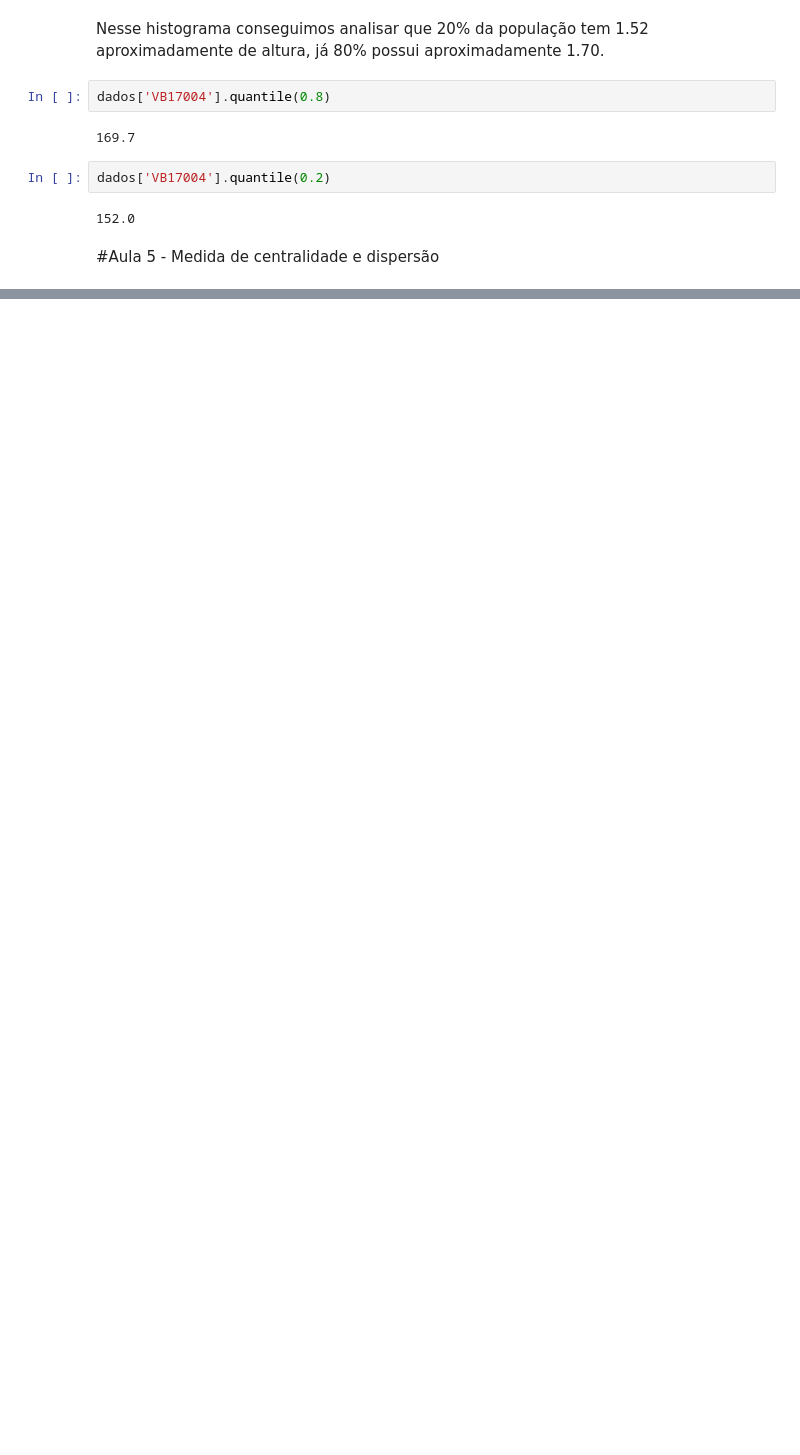
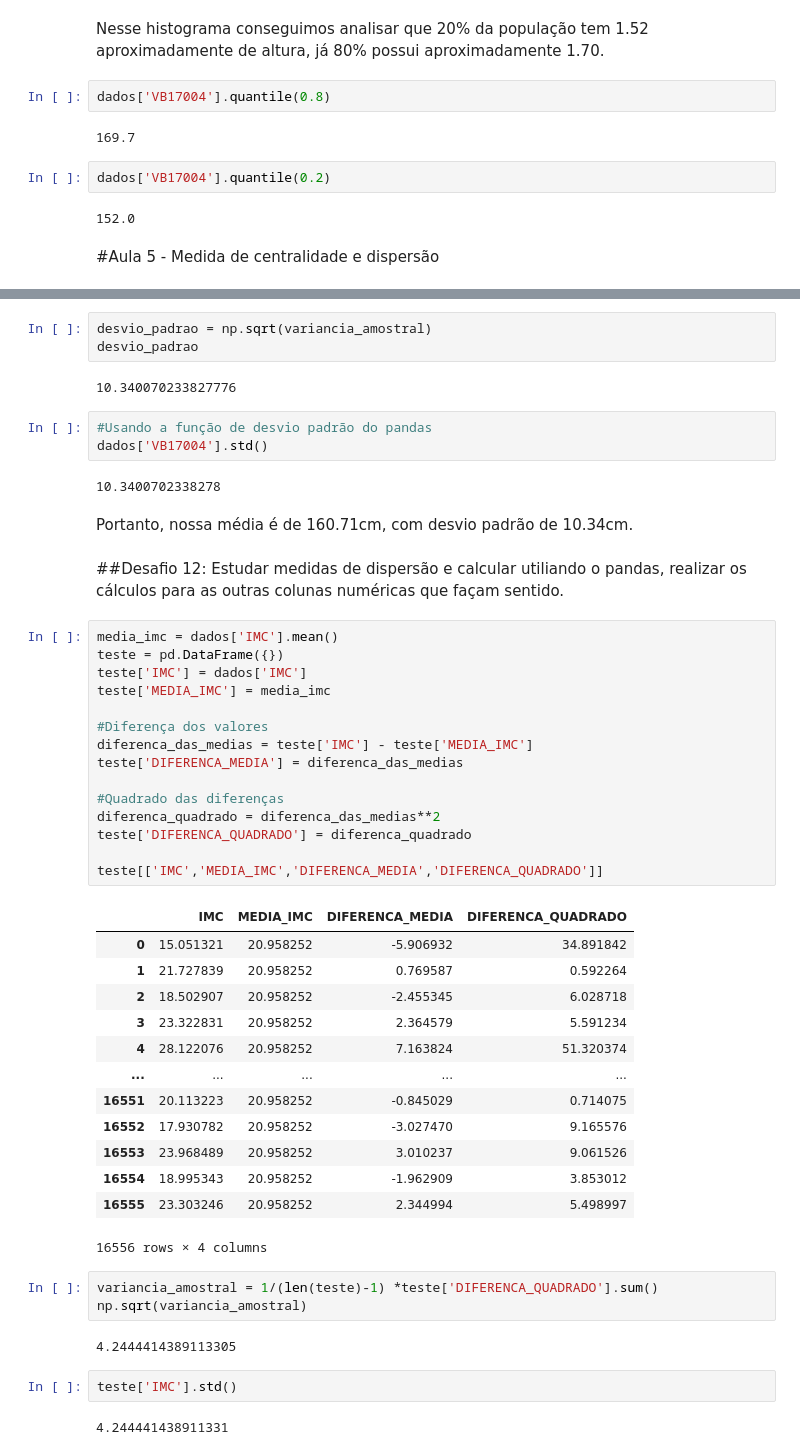
Before and after one commit to AdamStamm/bootcamp_alura, a Jupyter notebook: Notebooks/Bootcamp_Data_Science_Modulo_3.ipynb, the cells around one changed output, grey strips where cells are left out. Drawn from its saved outputs; the diff is of its cells as text; blank space fills up the shorter version.

```diff
--- a/Notebooks/Bootcamp_Data_Science_Modulo_3.ipynb
+++ b/Notebooks/Bootcamp_Data_Science_Modulo_3.ipynb
@@ -951,0 +1177,52 @@ dados['VB17004'].quantile(0.2)
+# %%
+desvio_padrao = np.sqrt(variancia_amostral)
+desvio_padrao
+# %% [output]
+10.340070233827776
+# %%
+#Usando a função de desvio padrão do pandas
+dados['VB17004'].std()
+# %% [output]
+10.3400702338278
+# %% [markdown]
+Portanto, nossa média é de 160.71cm, com desvio padrão de 10.34cm.
+# %% [markdown]
+##Desafio 12: Estudar medidas de dispersão e calcular utiliando o pandas, realizar os cálculos para as outras colunas numéricas que façam sentido.
+# %%
+media_imc = dados['IMC'].mean()
+teste = pd.DataFrame({})
+teste['IMC'] = dados['IMC']
+teste['MEDIA_IMC'] = media_imc
+
+#Diferença dos valores
+diferenca_das_medias = teste['IMC'] - teste['MEDIA_IMC']
+teste['DIFERENCA_MEDIA'] = diferenca_das_medias
+
+#Quadrado das diferenças
+diferenca_quadrado = diferenca_das_medias**2
+teste['DIFERENCA_QUADRADO'] = diferenca_quadrado
+
+teste[['IMC','MEDIA_IMC','DIFERENCA_MEDIA','DIFERENCA_QUADRADO']]
+# %% [output]
+|  | IMC | MEDIA_IMC | DIFERENCA_MEDIA | DIFERENCA_QUADRADO |
+| 0 | 15.051321 | 20.958252 | -5.906932 | 34.891842 |
+| 1 | 21.727839 | 20.958252 | 0.769587 | 0.592264 |
+| 2 | 18.502907 | 20.958252 | -2.455345 | 6.028718 |
+| 3 | 23.322831 | 20.958252 | 2.364579 | 5.591234 |
+| 4 | 28.122076 | 20.958252 | 7.163824 | 51.320374 |
+| ... | ... | ... | ... | ... |
+| 16551 | 20.113223 | 20.958252 | -0.845029 | 0.714075 |
+| 16552 | 17.930782 | 20.958252 | -3.027470 | 9.165576 |
+| 16553 | 23.968489 | 20.958252 | 3.010237 | 9.061526 |
+| 16554 | 18.995343 | 20.958252 | -1.962909 | 3.853012 |
+| 16555 | 23.303246 | 20.958252 | 2.344994 | 5.498997 |
+16556 rows × 4 columns
+# %%
+variancia_amostral = 1/(len(teste)-1) *teste['DIFERENCA_QUADRADO'].sum()
+np.sqrt(variancia_amostral)
+# %% [output]
+4.2444414389113305
+# %%
+teste['IMC'].std()
+# %% [output]
+4.244441438911331
```
Also changed, not shown: parts of 32 cells of this notebook.
